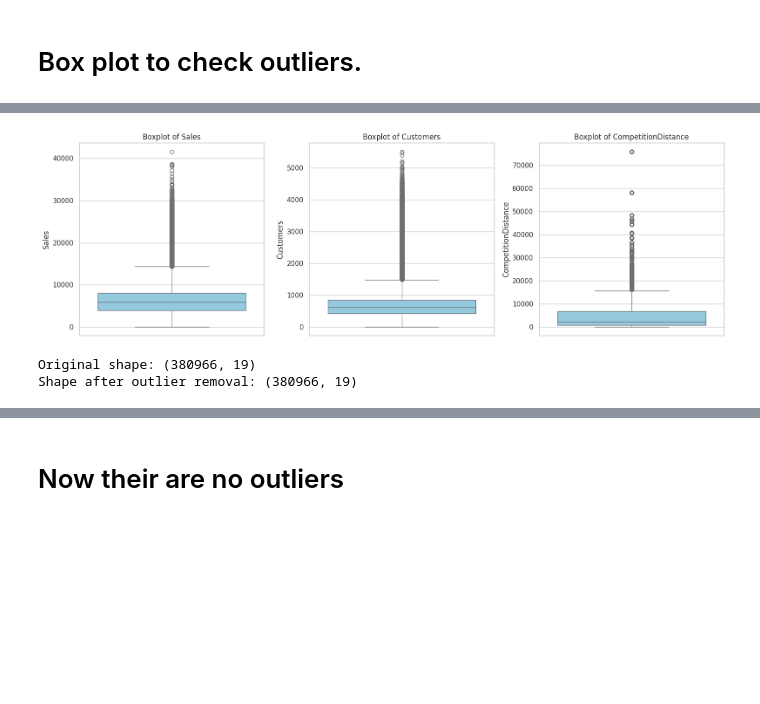
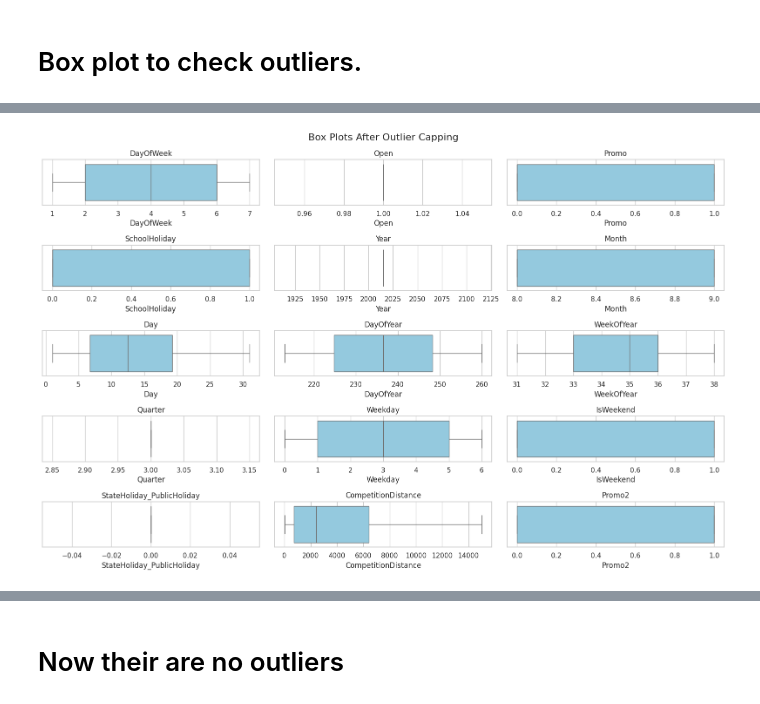
Before and after one commit to Mahak0602/Nexthikes-Project-6, a Jupyter notebook: Nexthikes_project_6 notebook-1.ipynb, the cells around one changed output, grey strips where cells are left out. Drawn from its saved outputs; the diff is of its cells as text; code cells hidden in the pictures; blank space fills up the shorter version.

```diff
--- a/Nexthikes_project_6 notebook-1.ipynb
+++ b/Nexthikes_project_6 notebook-1.ipynb
@@ -446,3 +402,16 @@ dtype: int64
+# %%
+columns_to_drop = [
+    'Date',
+    'PromoInterval',
+    'CompetitionOpenSinceMonth',
+    'CompetitionOpenSinceYear',
+    'Promo2SinceWeek',
+    'Promo2SinceYear',
+    'CompetitionOpen'
+]
+
+# Drop only columns that exist in df3
+df4.drop(columns=columns_to_drop, errors='ignore', inplace=True)
 # %% [markdown]
 # all null values has been handled.
 # %%
@@ -511,0 +437,9 @@ dtype: object
+# %%
+# 1. Convert nullable Int64 to standard int
+df4['SchoolHoliday'] = df4['SchoolHoliday'].astype(int)
+
+# 2. Convert boolean to integer (0/1)
+df4['StateHoliday_PublicHoliday'] = df4['StateHoliday_PublicHoliday'].astype(int)
+
+# 3. One-hot encode categorical variables
+df4 = pd.get_dummies(df4, columns=['StoreType', 'Assortment'], drop_first=True)
@@ -524,43 +547,24 @@ New shape after removing duplicates: (440328, 19)
 # %%
+import matplotlib.pyplot as plt
 import seaborn as sns
-import matplotlib.pyplot as plt
 
-# Set the style
+# Set plot style
 sns.set(style="whitegrid")
+plt.figure(figsize=(16, 10))
 
-# List of numeric columns to check
-numeric_cols = ['Sales', 'Customers', 'CompetitionDistance']
+# Get numeric columns (excluding identifier columns like 'Store')
+numeric_cols = df4.select_dtypes(include=['int', 'float', 'int64', 'int32']).columns
+exclude = ['Store']
+plot_cols = [col for col in numeric_cols if col not in exclude]
 
-# Create box plots
-plt.figure(figsize=(16, 5))
-for i, col in enumerate(numeric_cols):
-    plt.subplot(1, 3, i + 1)
-    sns.boxplot(y=df4[col], color='skyblue')
-    plt.title(f'Boxplot of {col}')
+# Plot boxplots
+for i, col in enumerate(plot_cols, 1):
+    plt.subplot((len(plot_cols) + 2) // 3, 3, i)
+    sns.boxplot(x=df4[col], color='skyblue')
+    plt.title(col)
     plt.tight_layout()
 
+plt.suptitle("Box Plots After Outlier Capping", y=1.02, fontsize=16)
 plt.show()
 # %% [output]
-[figure, old version]
+[figure, new version]
-# %%
-outlier_cols = ['Sales', 'Customers', 'CompetitionDistance']
-
-# Function to remove outliers using IQR
-def remove_outliers_iqr(df, column):
-    Q1 = df4[column].quantile(0.25)
-    Q3 = df4[column].quantile(0.75)
-    IQR = Q3 - Q1
-    lower_bound = Q1 - 1.5 * IQR
-    upper_bound = Q3 + 1.5 * IQR
-    return df4[(df[column] >= lower_bound) & (df4[column] <= upper_bound)]
-
-# Apply for each column
-for col in outlier_cols:
-    df4 = remove_outliers_iqr(df4 ,col)
-
-# Show shape before and after
-print(f"Original shape: {df4.shape}")
-print(f"Shape after outlier removal: {df4.shape}")
-# %% [output]
-Original shape: (380966, 19)
-Shape after outlier removal: (380966, 19)
```
Also changed, not shown: parts of 142 cells of this notebook.
